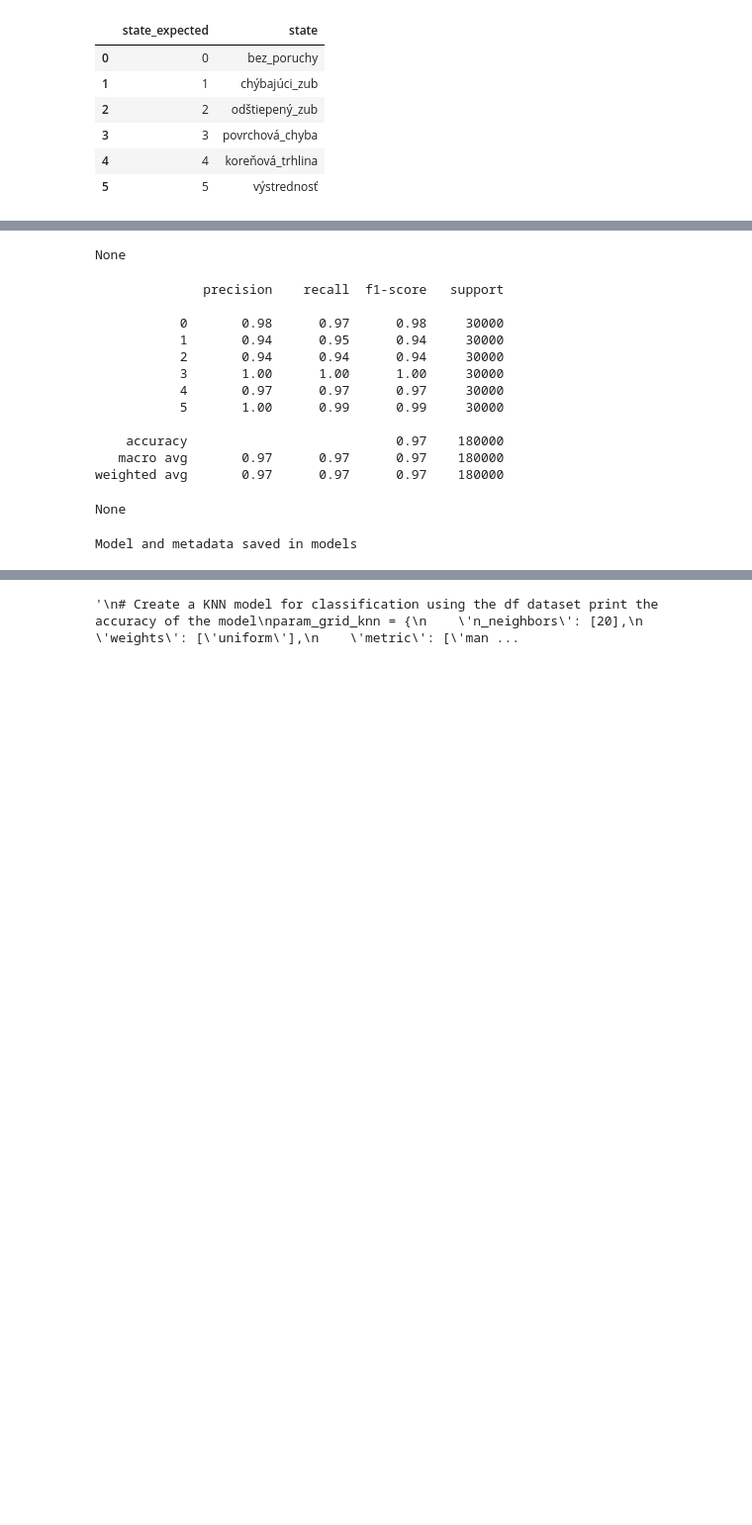
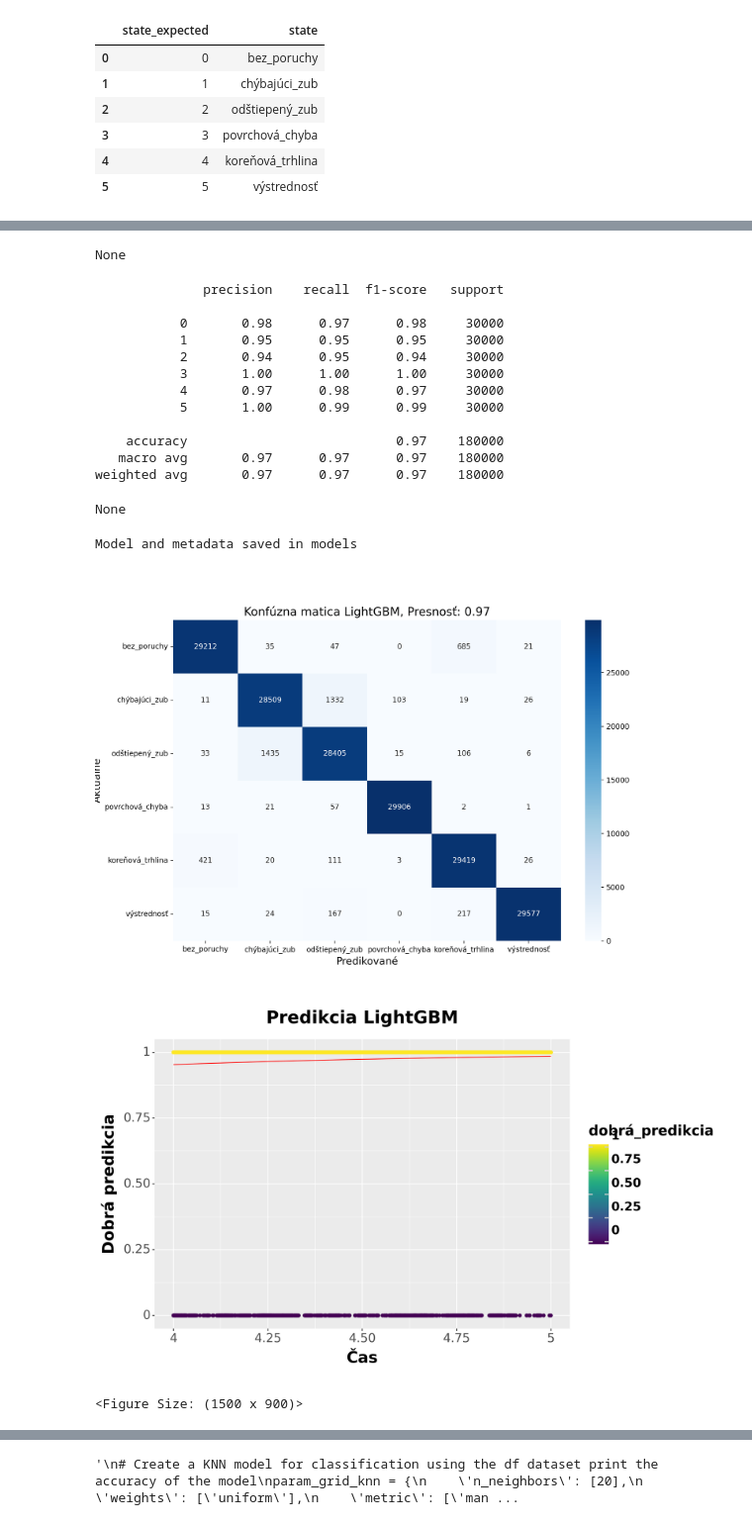
Before and after one commit to robertmunkaci/DataAnalysis, a Jupyter notebook: main.ipynb, the cells around one changed output, grey strips where cells are left out. Shown at 99% size. Saved outputs shown, nothing was run; the diff lists cells and outputs as text; code cells hidden in the pictures; blank space fills up the shorter version.

```diff
--- a/main.ipynb
+++ b/main.ipynb
@@ -408,12 +287,14 @@ plt.show()
 # %%
 # Parameter grid for RandomizedSearch
 param_grid_lgbm = {
-    'num_leaves': [31],
-    'min_data_in_leaf': [20],
-    'max_depth': [-1],
-    'learning_rate': [0.1],
-    'n_estimators': [200],
-    'feature_fraction': [0.8]
+    'num_leaves': [95],
+    'min_data_in_leaf': [50],
+    'max_depth': [10],
+    'learning_rate': [0.15],
+    'n_estimators': [300],
+    'feature_fraction': [0.7],
+    'bagging_fraction': [0.7],
+    'bagging_freq': [3],
 }
 
 lgb_model = lgb.LGBMClassifier()
@@ -454,5 +335,60 @@ with open(metadata_path, 'w') as f:
     f.write(f"Classification Report:\n{classification_report(y_test, y_pred)}\n")
 
 print(f"Model and metadata saved in {model_directory}")
+# Calculate the confusion matrix
+cm = confusion_matrix(y_test, y_pred)
+
+# Trasnform classes from numerical to names in someway
+predicted_names = [mapping_dict[label] for label in best_lgb.classes_]
+# Show confnusion matrix as a heatmap
+plt.figure(figsize=(12, 12))
+sns.heatmap(cm, annot=True, fmt='d', cmap='Blues', xticklabels=predicted_names, yticklabels=predicted_names)
+plt.xlabel('Predikované', fontsize=14)
+plt.ylabel('Aktuálne', fontsize=14)
+plt.title(f'Konfúzna matica LightGBM, Presnosť: {accuracy_lgb:.2f}', fontsize=16)
+plt.show()
+dfer = y_test.reset_index(drop=True).to_frame()
+dfer['čas'] = X_test_not_scaled.time_normalized.reset_index(drop=True)
+dfer['state'] = y_pred
+dfer['yval'] = y_test.reset_index(drop=True)
+dfer['range'] = dfer.index
+dfer['dobrá_predikcia'] = (dfer.state == dfer.yval).astype(int)
+
+# Assuming 'čas' is your feature and 'dobrá_predikcia' is the binary outcome
+X = dfer[['čas']].values  # Features need to be 2D for scikit-learn
+y = dfer['dobrá_predikcia'].values  # Target variable
+
+# Fit the logistic regression model
+model = LogisticRegression()
+model.fit(X, y)
+
+# Generate a range of x-values for predictions
+x_range = np.linspace(dfer['čas'].min(), dfer['čas'].max(), 300).reshape(-1, 1)
+
+# Predict probabilities for the generated x-values
+y_pred = model.predict_proba(x_range)[:, 1]  # Get probabilities for the positive class
+
+# Original data points
+original_plot = (ggplot(dfer, aes(x='čas', y='dobrá_predikcia', color='dobrá_predikcia')) +
+                    ggtitle('Predikcia LightGBM') +
+                    labs(x='Čas', y='Dobrá predikcia', fill='Dobrá predikcia') + geom_point() +
+                    theme(
+                        figure_size=(10, 6),  # Width and height in inches
+                        dpi=150,  # Set the resolution of the plot
+                        axis_text=element_text(size=14),  # Axis tick labels
+                        axis_title=element_text(size=18, weight='bold'),  # Axis titles
+                        plot_title=element_text(size=20, weight='bold', ha='center'),  # Plot title
+                        legend_title=element_text(size=16, weight='bold'),  # Legend title
+                        legend_text=element_text(size=14, weight='bold')  # Legend text
+                    ))
+
+# Create a DataFrame for the logistic curve
+logistic_df = pd.DataFrame({'čas': x_range.flatten(), 'probability': y_pred})
+
+# Add the logistic curve to the plot
+logistic_plot = (original_plot +
+                 geom_line(data=logistic_df, mapping=aes(x='čas', y='probability'), color='red'))
+
+logistic_plot
 # %% [output]
 Fitting 4 folds for each of 1 candidates, totalling 4 fits
@@ -475,15 +411,18 @@ Accuracy: 0.9696111111111111
 None
               precision    recall  f1-score   support
 
            0       0.98      0.97      0.98     30000
-           1       0.94      0.95      0.94     30000
-           2       0.94      0.94      0.94     30000
+           1       0.95      0.95      0.95     30000
+           2       0.94      0.95      0.94     30000
            3       1.00      1.00      1.00     30000
-           4       0.97      0.97      0.97     30000
+           4       0.97      0.98      0.97     30000
            5       1.00      0.99      0.99     30000
 
     accuracy                           0.97    180000
    macro avg       0.97      0.97      0.97    180000
 weighted avg       0.97      0.97      0.97    180000
 None
 Model and metadata saved in models
+[figure, added]
+[figure, added]
+<Figure Size: (1500 x 900)>
```
Also changed, not shown: parts of 43 cells of this notebook.
